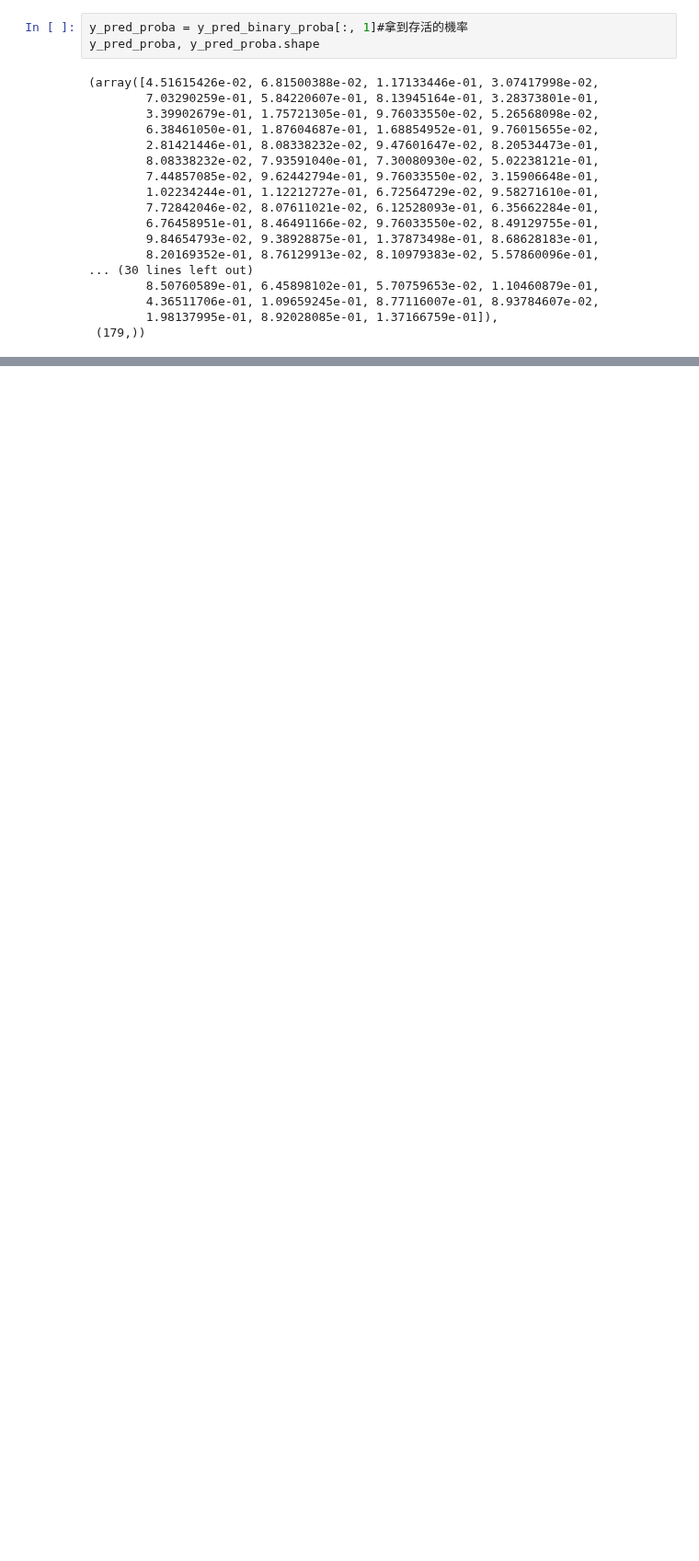
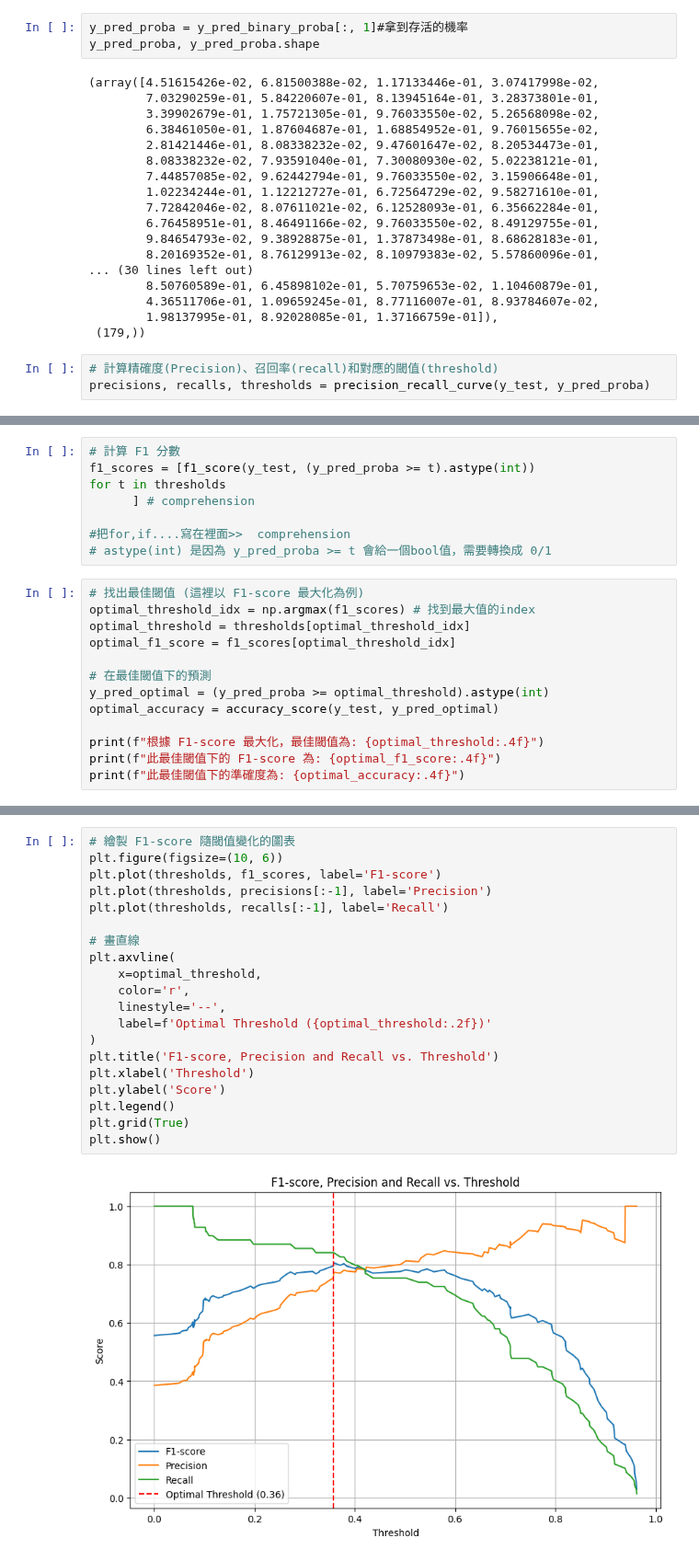
Before and after one commit to aaronhuang317/Titanic-Passenger-Survival-Prediction-and-Risk-Factor-Analysis, a Jupyter notebook: Titanic-Passenger-Survival-Prediction-and-Risk-Factor-Analysis.ipynb, the cells around one changed output, grey strips where cells are left out. Shown at 92% size. Saved outputs shown, nothing was run; the diff lists cells and outputs as text; blank space fills up the shorter version.

```diff
--- a/Titanic-Passenger-Survival-Prediction-and-Risk-Factor-Analysis.ipynb
+++ b/Titanic-Passenger-Survival-Prediction-and-Risk-Factor-Analysis.ipynb
@@ -1765,3 +1762,6 @@ y_pred_proba, y_pred_proba.shape
         4.36511706e-01, 1.09659245e-01, 8.77116007e-01, 8.93784607e-02,
         1.98137995e-01, 8.92028085e-01, 1.37166759e-01]),
  (179,))
+# %%
+# 計算精確度(Precision)、召回率(recall)和對應的閾值(threshold)
+precisions, recalls, thresholds = precision_recall_curve(y_test, y_pred_proba)
@@ -1767,0 +1790,21 @@ y_pred_proba, y_pred_proba.shape
+# %%
+# 計算 F1 分數
+f1_scores = [f1_score(y_test, (y_pred_proba >= t).astype(int))
+for t in thresholds
+      ] # comprehension
+
+#把for,if....寫在裡面>>  comprehension
+# astype(int) 是因為 y_pred_proba >= t 會給一個bool值，需要轉換成 0/1
+# %%
+# 找出最佳閾值 (這裡以 F1-score 最大化為例)
+optimal_threshold_idx = np.argmax(f1_scores) # 找到最大值的index
+optimal_threshold = thresholds[optimal_threshold_idx]
+optimal_f1_score = f1_scores[optimal_threshold_idx]
+
+# 在最佳閾值下的預測
+y_pred_optimal = (y_pred_proba >= optimal_threshold).astype(int)
+optimal_accuracy = accuracy_score(y_test, y_pred_optimal)
+
+print(f"根據 F1-score 最大化，最佳閾值為: {optimal_threshold:.4f}")
+print(f"此最佳閾值下的 F1-score 為: {optimal_f1_score:.4f}")
+print(f"此最佳閾值下的準確度為: {optimal_accuracy:.4f}")
@@ -1767,0 +1815,22 @@ y_pred_proba, y_pred_proba.shape
+# %%
+# 繪製 F1-score 隨閾值變化的圖表
+plt.figure(figsize=(10, 6))
+plt.plot(thresholds, f1_scores, label='F1-score')
+plt.plot(thresholds, precisions[:-1], label='Precision')
+plt.plot(thresholds, recalls[:-1], label='Recall')
+
+# 畫直線
+plt.axvline(
+    x=optimal_threshold,
+    color='r',
+    linestyle='--',
+    label=f'Optimal Threshold ({optimal_threshold:.2f})'
+)
+plt.title('F1-score, Precision and Recall vs. Threshold')
+plt.xlabel('Threshold')
+plt.ylabel('Score')
+plt.legend()
+plt.grid(True)
+plt.show()
+# %% [output]
+[figure, added]
```
Also changed, not shown: parts of 14 cells of this notebook.
